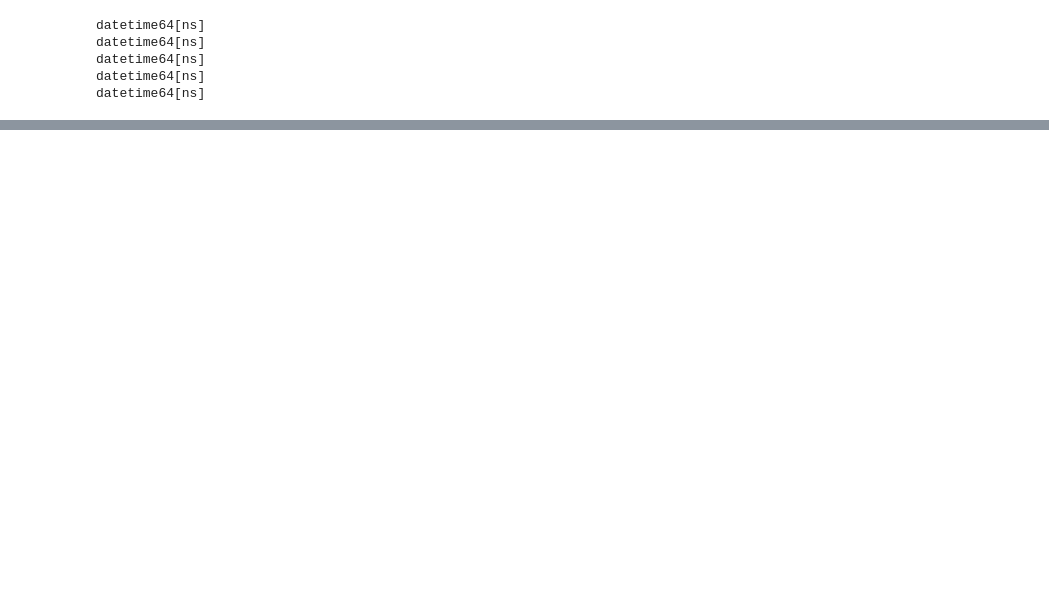
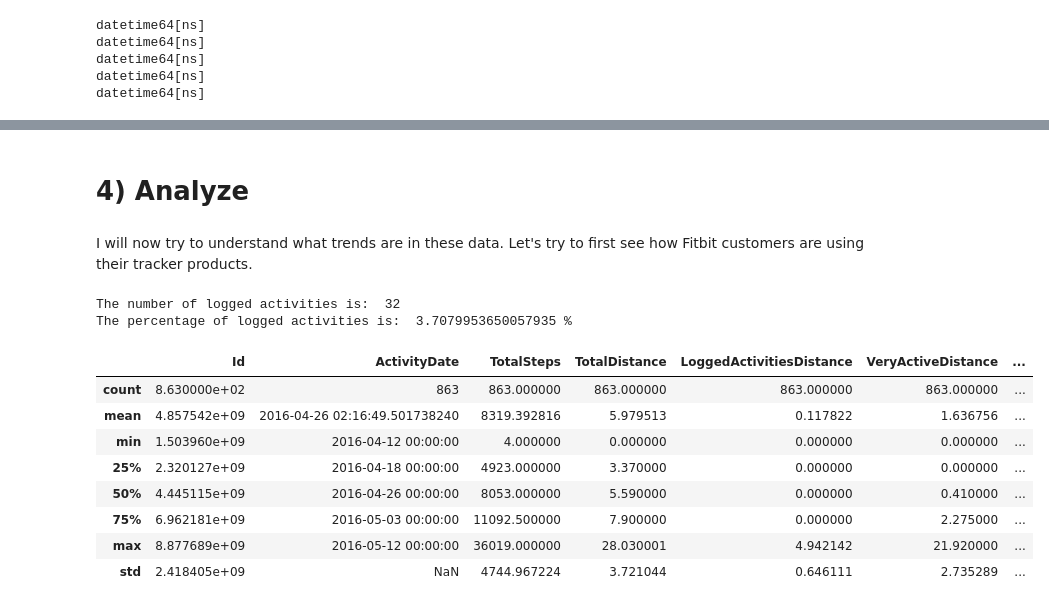
Before and after one commit to kyumin14/google-capstone, a Jupyter notebook: capstone_project_fitbit.ipynb, the cells around one changed output, grey strips where cells are left out. Saved outputs shown, nothing was run; the diff lists cells and outputs as text; code cells hidden in the pictures; blank space fills up the shorter version.

```diff
--- a/capstone_project_fitbit.ipynb
+++ b/capstone_project_fitbit.ipynb
@@ -327,0 +378,24 @@ ValueError: Can only compare identically-labeled Series objects
+# %% [markdown]
+# 4) Analyze
+# %% [markdown]
+I will now try to understand what trends are in these data. Let's try to first see how Fitbit customers are using their tracker products.
+# %%
+logged_distance_count = (daily_activity_df['LoggedActivitiesDistance'] != 0).sum()
+total_count = (daily_activity_df['LoggedActivitiesDistance'] == 0).sum() + logged_distance_count
+print('The number of logged activities is: ', logged_distance_count)
+print('The percentage of logged activities is: ', (logged_distance_count/total_count) * 100, '%')
+# %% [output]
+The number of logged activities is:  32
+The percentage of logged activities is:  3.7079953650057935 %
+# %%
+daily_activity_df.describe()
+# %% [output]
+|  | Id | ActivityDate | TotalSteps | TotalDistance | LoggedActivitiesDistance | VeryActiveDistance | ... |
+| count | 8.630000e+02 | 863 | 863.000000 | 863.000000 | 863.000000 | 863.000000 | ... |
+| mean | 4.857542e+09 | 2016-04-26 02:16:49.501738240 | 8319.392816 | 5.979513 | 0.117822 | 1.636756 | ... |
+| min | 1.503960e+09 | 2016-04-12 00:00:00 | 4.000000 | 0.000000 | 0.000000 | 0.000000 | ... |
+| 25% | 2.320127e+09 | 2016-04-18 00:00:00 | 4923.000000 | 3.370000 | 0.000000 | 0.000000 | ... |
+| 50% | 4.445115e+09 | 2016-04-26 00:00:00 | 8053.000000 | 5.590000 | 0.000000 | 0.410000 | ... |
+| 75% | 6.962181e+09 | 2016-05-03 00:00:00 | 11092.500000 | 7.900000 | 0.000000 | 2.275000 | ... |
+| max | 8.877689e+09 | 2016-05-12 00:00:00 | 36019.000000 | 28.030001 | 4.942142 | 21.920000 | ... |
+| std | 2.418405e+09 | NaN | 4744.967224 | 3.721044 | 0.646111 | 2.735289 | ... |
```
Also changed, not shown: parts of 19 cells of this notebook, 1 other file.
